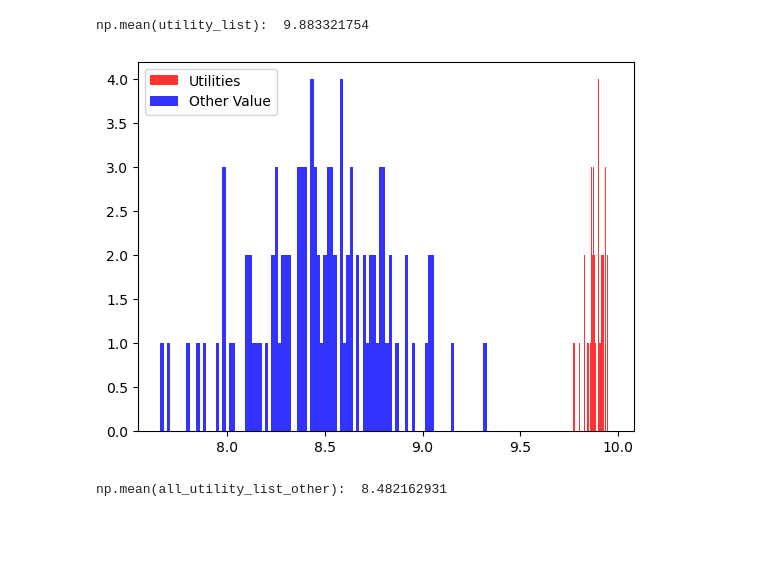
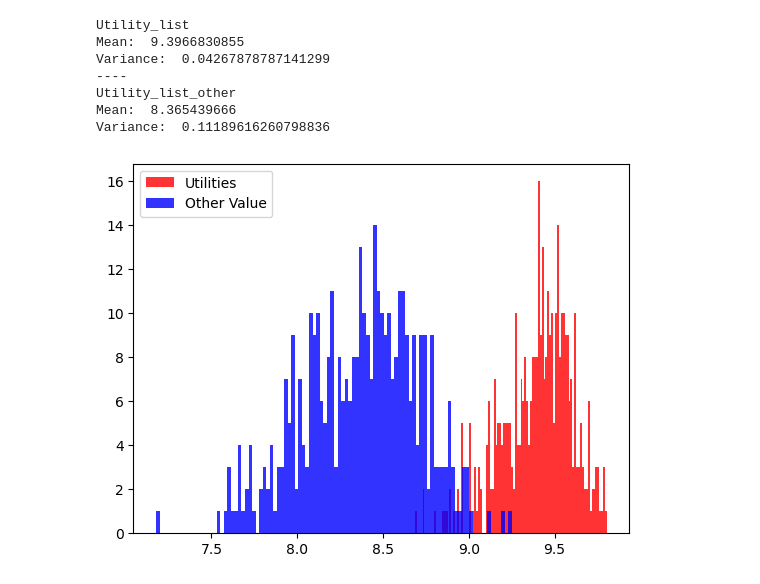
Before and after one commit to tomonatu8/envy-free-matching, a Jupyter notebook: outcome.ipynb, the cells around one changed output. Saved outputs shown, nothing was run; the diff lists cells and outputs as text; code cells hidden in the pictures; blank space fills up the shorter version.

```diff
--- a/outcome.ipynb
+++ b/outcome.ipynb
@@ -36,6 +39,11 @@ def plot_outcome(file_1: str, file_2: str):
 # %%
-plot_outcome('outcome/outcome_p.csv','outcome/outcome_pq.csv')
+plot_outcome('outcome/outcome_p_10_40.csv','outcome/outcome_pq_10_40.csv')
 # %% [output]
-np.mean(utility_list):  9.883321754
+Utility_list
+Mean:  9.3966830855
+Variance:  0.04267878787141299
+----
+Utility_list_other
+Mean:  8.365439666
+Variance:  0.11189616260798836
-[figure, old version]
+[figure, new version]
-np.mean(all_utility_list_other):  8.482162931
```
Also changed, not shown: parts of 8 cells of this notebook, 10 other files.
